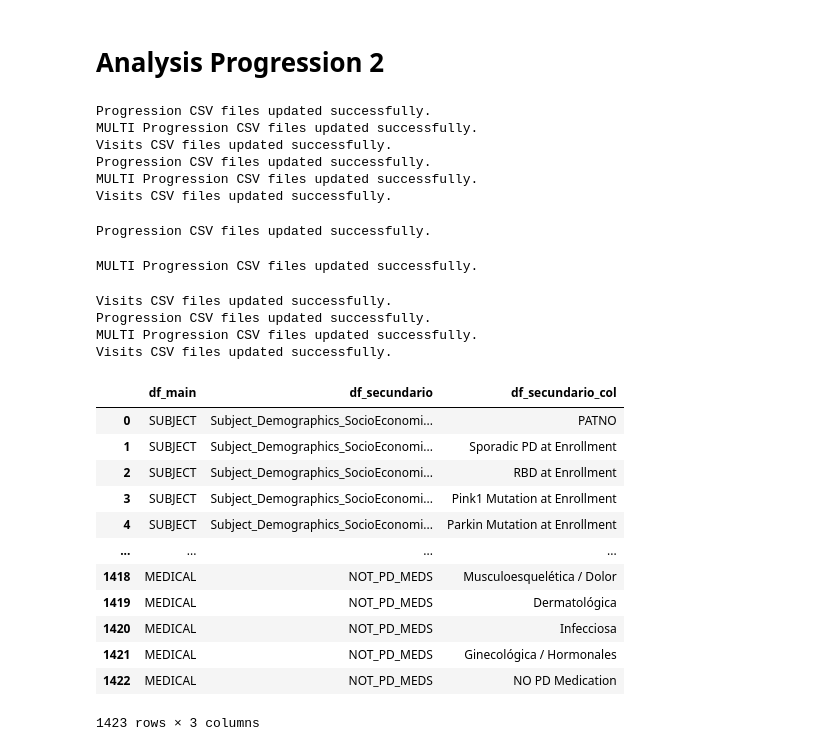
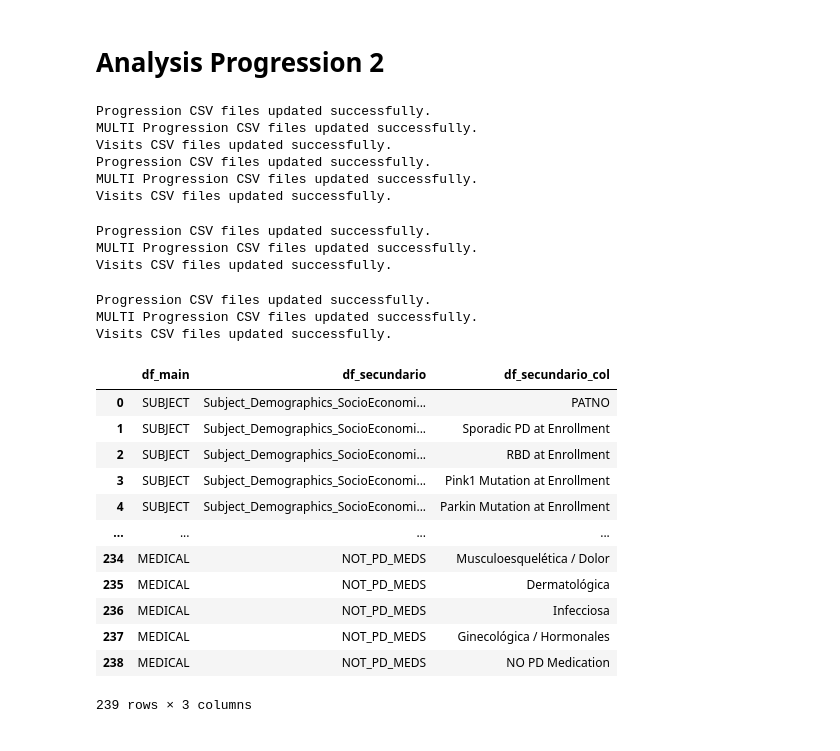
Before and after one commit to fserracrespi/PD_Project_UofL, a Jupyter notebook: PD_DATA/DATA_CLEANING_PD/MEDICAL_DATA.ipynb, the cells around one changed output. Cells and saved outputs as stored; diff of their text form; code cells hidden in the pictures.

Commit message:
csv upgrade2

```diff
--- a/PD_DATA/DATA_CLEANING_PD/MEDICAL_DATA.ipynb
+++ b/PD_DATA/DATA_CLEANING_PD/MEDICAL_DATA.ipynb
@@ -1098,33 +1103,0 @@ final_df.to_csv('/Users/fserracrespi/Desktop/LEDD_Final_Processed_12Sep2025.csv'
-# %%
-# identify cols
-dose_cols = [c for c in LEDD_info.columns if "Dose_Strength_mg_" in c]
-total_cols = [c for c in LEDD_info.columns if "Total_mg_per_day_" in c]
-all_cols = dose_cols + total_cols
-
-# melt
-long_df = LEDD_info.melt(
-    id_vars=["PATNO","Visit ID"],
-    value_vars=all_cols,
-    var_name="variable",
-    value_name="value"
-)
-
-# extract medication and type
-long_df["Medication"] = long_df["variable"].str.extract(r"(?:Dose_Strength_mg_|Total_mg_per_day_)(.*)")
-long_df["Type"] = long_df["variable"].apply(lambda x: "Dose_Strength" if "Dose_Strength" in x else "Total_mg_per_day")
-
-# group stats
-stats = long_df.groupby(["PATNO","Visit ID","Medication","Type"])["value"].agg(["mean","std"]).reset_index()
-
-# pivot
-final_df = stats.pivot_table(
-    index=["PATNO","Visit ID"],
-    columns=["Medication","Type"],
-    values=["mean","std"]
-)
-
-# flatten columns
-final_df.columns = [f"{med}_{typ}_{stat}" for stat,med,typ in final_df.columns]
-final_df = final_df.reset_index()
-
-final_df
@@ -1832,50 +1771,50 @@ med_info_visit_final.head()
 # %%
 progression_csv_upgrade(AE_LOG_clinic_new,prefix='AE_CLINIC')
 progression_multi_csv_upgrade(AE_LOG_clinic_new,prefix='AE_CLINIC')
 visit_csv_upgrade(AE_LOG_clinic_new,prefix='AE_CLINIC')
 AE_LOG_clinic_new.to_csv('/Users/fserracrespi/Desktop/PD_Project_UofL/PD_DATA/PD_CSV_CLEAN/FINAL DATA TEST CLEAN/FINAL_AE_CLINIC_12SEP2025.csv', index=False)
 cols_asignacion2(AE_LOG_clinic_new,df_secundario='AE_CLINIC', df_main='MEDICAL')
 
 progression_csv_upgrade(info_AE_sesion,prefix='AE_NO_CLINIC')
 progression_multi_csv_upgrade(info_AE_sesion,prefix='AE_NO_CLINIC')
 visit_csv_upgrade(info_AE_sesion,prefix='AE_NO_CLINIC')
 info_AE_sesion.to_csv('/Users/fserracrespi/Desktop/PD_Project_UofL/PD_DATA/PD_CSV_CLEAN/FINAL DATA TEST CLEAN/FINAL_AE_NO_CLINIC_12SEP2025.csv', index=False)
 cols_asignacion2(info_AE_sesion,df_secundario='AE_NO_CLINIC', df_main='MEDICAL')
 
-progression_csv_upgrade(LEDD_info,prefix='LEDD_MEDS')
-progression_multi_csv_upgrade(LEDD_info,prefix='LEDD_MEDS')
-visit_csv_upgrade(LEDD_info,prefix='LEDD_MEDS')
-LEDD_info.to_csv('/Users/fserracrespi/Desktop/PD_Project_UofL/PD_DATA/PD_CSV_CLEAN/FINAL DATA TEST CLEAN/FINAL_LEDD_MEDS_12SEP2025.csv', index=False)
-cols_asignacion2(LEDD_info,df_secundario='LEDD_MEDS', df_main='MEDICAL')
+progression_csv_upgrade(final_df,prefix='LEDD_MEDS')
+progression_multi_csv_upgrade(final_df,prefix='LEDD_MEDS')
+visit_csv_upgrade(final_df,prefix='LEDD_MEDS')
+final_df.to_csv('/Users/fserracrespi/Desktop/PD_Project_UofL/PD_DATA/PD_CSV_CLEAN/FINAL DATA TEST CLEAN/FINAL_LEDD_MEDS_12SEP2025.csv', index=False)
+cols_asignacion2(final_df,df_secundario='LEDD_MEDS', df_main='MEDICAL')
 
 progression_csv_upgrade(med_info_visit_final,prefix='NOT_PD_MEDS')
 progression_multi_csv_upgrade(med_info_visit_final,prefix='NOT_PD_MEDS')
 visit_csv_upgrade(med_info_visit_final,prefix='NOT_PD_MEDS')
 med_info_visit_final.to_csv('/Users/fserracrespi/Desktop/PD_Project_UofL/PD_DATA/PD_CSV_CLEAN/FINAL DATA TEST CLEAN/FINAL_NOT_PD_MEDS_12SEP2025.csv', index=False)
 cols_asignacion2(med_info_visit_final,df_secundario='NOT_PD_MEDS', df_main='MEDICAL')
 # %% [output]
 Progression CSV files updated successfully.
 MULTI Progression CSV files updated successfully.
 Visits CSV files updated successfully.
 Progression CSV files updated successfully.
 MULTI Progression CSV files updated successfully.
 Visits CSV files updated successfully.
 Progression CSV files updated successfully.
+MULTI Progression CSV files updated successfully.
+Visits CSV files updated successfully.
+Progression CSV files updated successfully.
 MULTI Progression CSV files updated successfully.
+Visits CSV files updated successfully.
+|  | df_main | df_secundario | df_secundario_col |
+| 0 | SUBJECT | Subject_Demographics_SocioEconomi... | PATNO |
+| 1 | SUBJECT | Subject_Demographics_SocioEconomi... | Sporadic PD at Enrollment |
+| 2 | SUBJECT | Subject_Demographics_SocioEconomi... | RBD at Enrollment |
+| 3 | SUBJECT | Subject_Demographics_SocioEconomi... | Pink1 Mutation at Enrollment |
+| 4 | SUBJECT | Subject_Demographics_SocioEconomi... | Parkin Mutation at Enrollment |
+| ... | ... | ... | ... |
+| 234 | MEDICAL | NOT_PD_MEDS | Musculoesquelética / Dolor |
+| 235 | MEDICAL | NOT_PD_MEDS | Dermatológica |
+| 236 | MEDICAL | NOT_PD_MEDS | Infecciosa |
+| 237 | MEDICAL | NOT_PD_MEDS | Ginecológica / Hormonales |
+| 238 | MEDICAL | NOT_PD_MEDS | NO PD Medication |
-Visits CSV files updated successfully.
-Progression CSV files updated successfully.
-MULTI Progression CSV files updated successfully.
-Visits CSV files updated successfully.
+239 rows × 3 columns
-|  | df_main | df_secundario | df_secundario_col |
-| 0 | SUBJECT | Subject_Demographics_SocioEconomi... | PATNO |
-| 1 | SUBJECT | Subject_Demographics_SocioEconomi... | Sporadic PD at Enrollment |
-| 2 | SUBJECT | Subject_Demographics_SocioEconomi... | RBD at Enrollment |
-| 3 | SUBJECT | Subject_Demographics_SocioEconomi... | Pink1 Mutation at Enrollment |
-| 4 | SUBJECT | Subject_Demographics_SocioEconomi... | Parkin Mutation at Enrollment |
-| ... | ... | ... | ... |
-| 1418 | MEDICAL | NOT_PD_MEDS | Musculoesquelética / Dolor |
-| 1419 | MEDICAL | NOT_PD_MEDS | Dermatológica |
-| 1420 | MEDICAL | NOT_PD_MEDS | Infecciosa |
-| 1421 | MEDICAL | NOT_PD_MEDS | Ginecológica / Hormonales |
-| 1422 | MEDICAL | NOT_PD_MEDS | NO PD Medication |
-1423 rows × 3 columns
```
Also changed, not shown: parts of 9 cells of this notebook, 12 other files.
